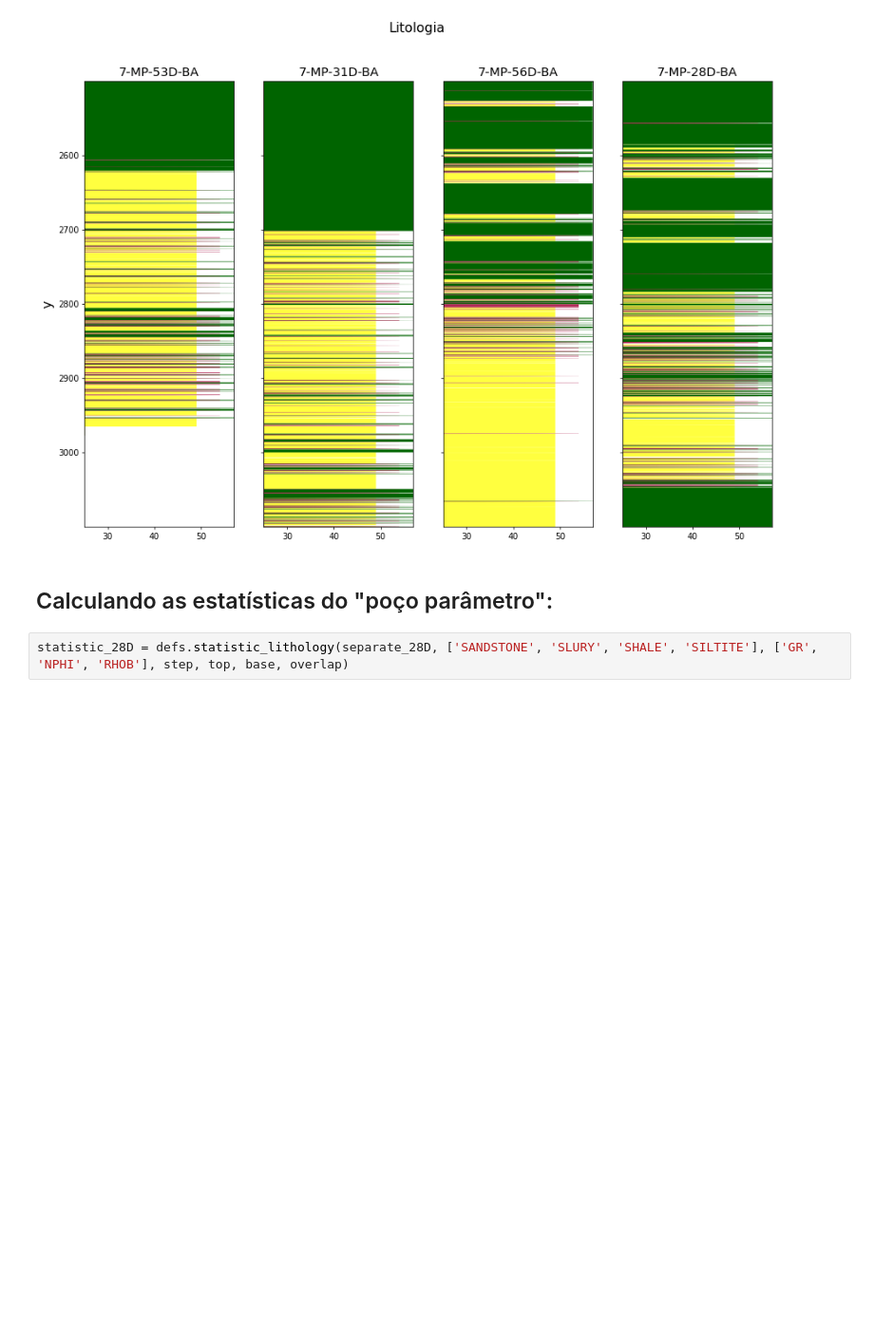
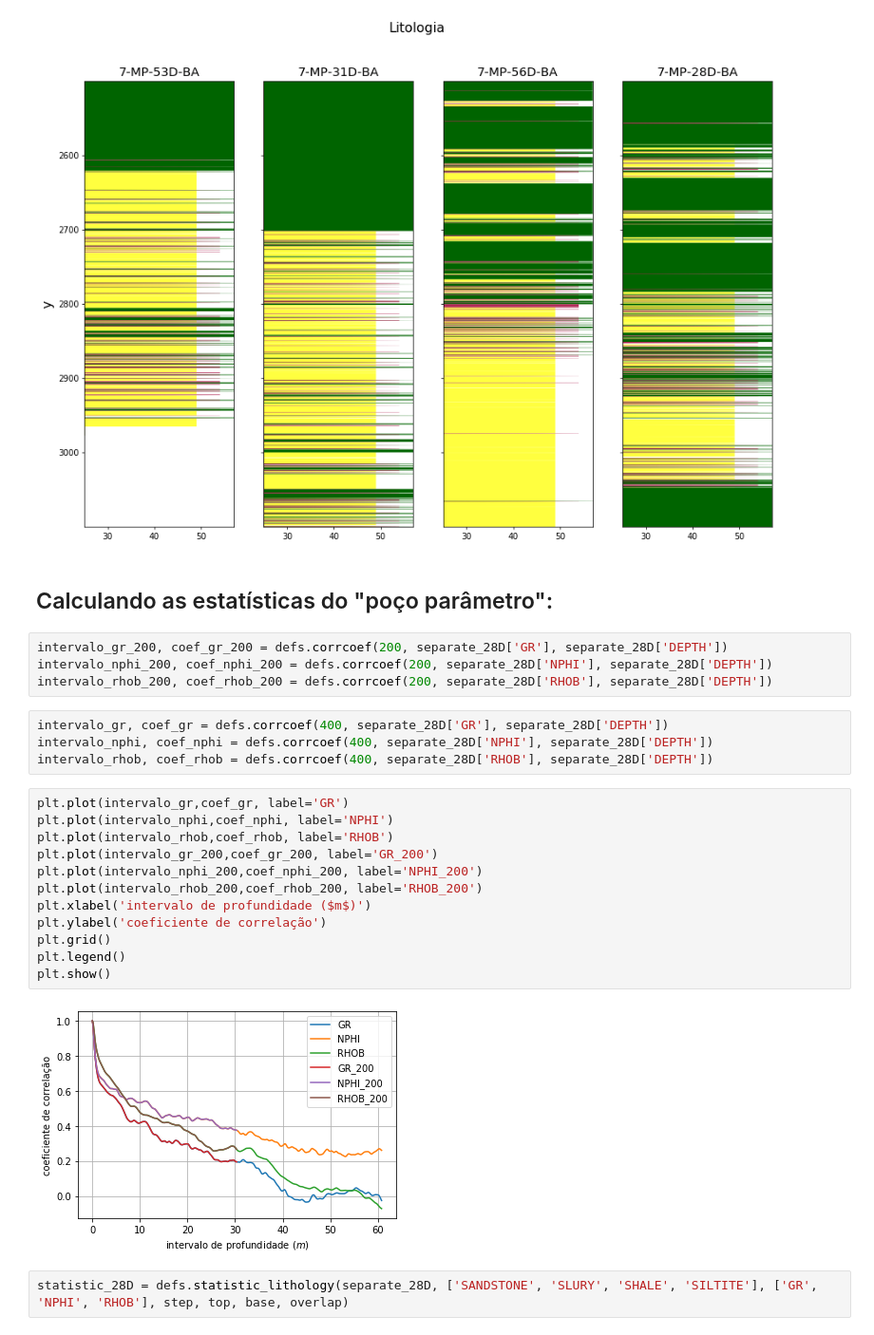
Before and after one commit to rmotadutra/PFG_2020, a Jupyter notebook: codes/well_create_lithology.ipynb, the cells around one changed output. Shown at 95% size. Cells and saved outputs as stored; diff of their text form; blank space fills up the shorter version.

Commit message:
Análise do coeficiente de correlação

```diff
--- a/codes/well_create_lithology.ipynb
+++ b/codes/well_create_lithology.ipynb
@@ -118,6 +118,28 @@ grafico.plot_l(3, separate_28D['LITHOLOGY'], separate_28D['DEPTH'], relacao_cor
 [figure]
 # %% [markdown]
 ## Calculando as estatísticas do "poço parâmetro":
+# %%
+intervalo_gr_200, coef_gr_200 = defs.corrcoef(200, separate_28D['GR'], separate_28D['DEPTH'])
+intervalo_nphi_200, coef_nphi_200 = defs.corrcoef(200, separate_28D['NPHI'], separate_28D['DEPTH'])
+intervalo_rhob_200, coef_rhob_200 = defs.corrcoef(200, separate_28D['RHOB'], separate_28D['DEPTH'])
+# %%
+intervalo_gr, coef_gr = defs.corrcoef(400, separate_28D['GR'], separate_28D['DEPTH'])
+intervalo_nphi, coef_nphi = defs.corrcoef(400, separate_28D['NPHI'], separate_28D['DEPTH'])
+intervalo_rhob, coef_rhob = defs.corrcoef(400, separate_28D['RHOB'], separate_28D['DEPTH'])
+# %%
+plt.plot(intervalo_gr,coef_gr, label='GR')
+plt.plot(intervalo_nphi,coef_nphi, label='NPHI')
+plt.plot(intervalo_rhob,coef_rhob, label='RHOB')
+plt.plot(intervalo_gr_200,coef_gr_200, label='GR_200')
+plt.plot(intervalo_nphi_200,coef_nphi_200, label='NPHI_200')
+plt.plot(intervalo_rhob_200,coef_rhob_200, label='RHOB_200')
+plt.xlabel('intervalo de profundidade ($m$)')
+plt.ylabel('coeficiente de correlação')
+plt.grid()
+plt.legend()
+plt.show()
+# %% [output]
+[figure, added]
 # %%
 statistic_28D = defs.statistic_lithology(separate_28D, ['SANDSTONE', 'SLURY', 'SHALE', 'SILTITE'], ['GR', 'NPHI', 'RHOB'], step, top, base, overlap)
 # %%
```
Also changed, not shown: parts of 4 cells of this notebook, 2 other files.
